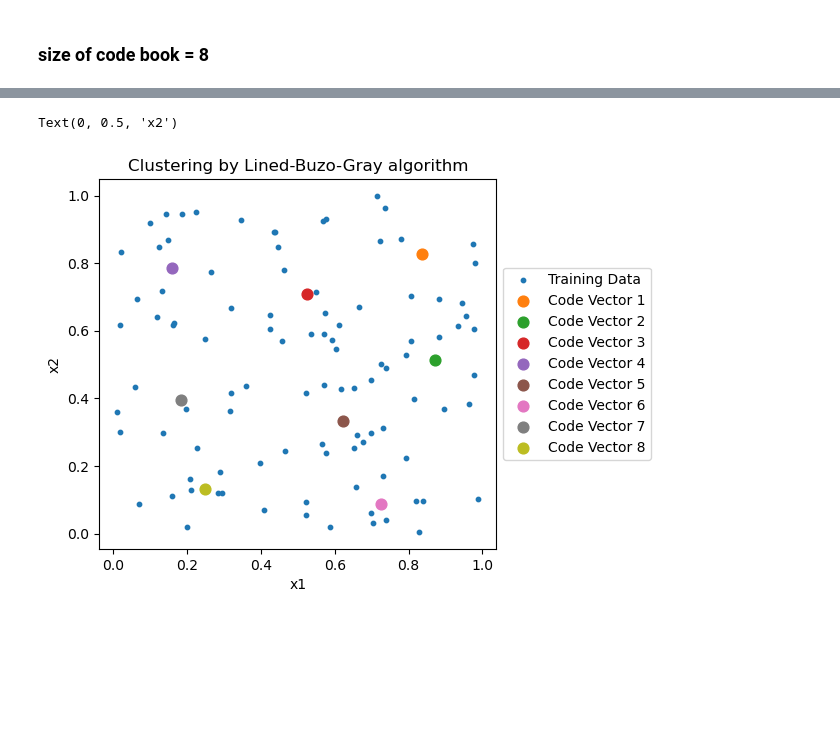
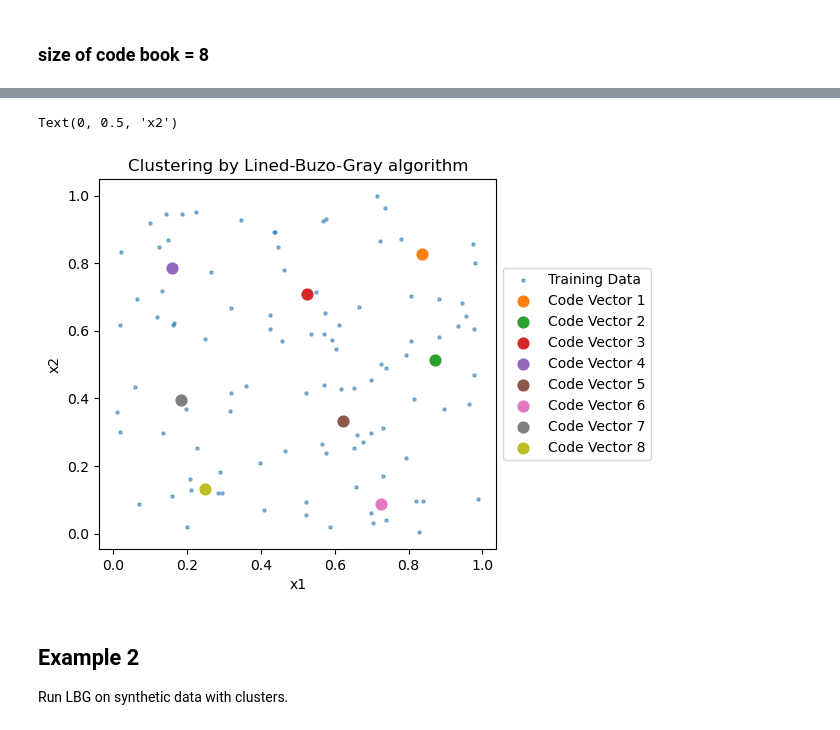
Before and after one commit to yaminww/LBG_algorithm_from_scratch, a Jupyter notebook: lbg_example.ipynb, the cells around one changed output, grey strips where cells are left out. Drawn from its saved outputs; the diff is of its cells as text; code cells hidden in the pictures; blank space fills up the shorter version.

```diff
--- a/lbg_example.ipynb
+++ b/lbg_example.ipynb
@@ -62,22 +62,25 @@ iteration: 8, size codebook: 8, average distance: 0.131, previous average distan
 # %%
 # visualize results
 import matplotlib.pyplot as plt
 
 f, ax = plt.subplots()
 
-ax.scatter(training_data[:, 0], training_data[:, 1], label='Training Data', s=10)
+ax.scatter(training_data[:, 0], training_data[:, 1], label='Training Data', s=5, alpha=0.5)
 
 for codevec_idx, codevec in enumerate(codebook):
     ax.scatter(codevec[0], codevec[1], label=f'Code Vector {codevec_idx+1}', s=60)
 
 # adjust legend
 box = ax.get_position()
 ax.set_position([box.x0, box.y0, box.width * 0.8, box.height])
 ax.legend(loc='center left', bbox_to_anchor=(1, 0.5))
 
 ax.set_title('Clustering by Lined-Buzo-Gray algorithm')
 ax.set_xlabel('x1')
 ax.set_ylabel('x2')
 # %% [output]
 Text(0, 0.5, 'x2')
-[figure, old version]
+[figure, new version]
+# %% [markdown]
+## Example 2
+Run LBG on synthetic data with clusters.
```
Also changed, not shown: parts of 5 cells of this notebook, 1 other file.
